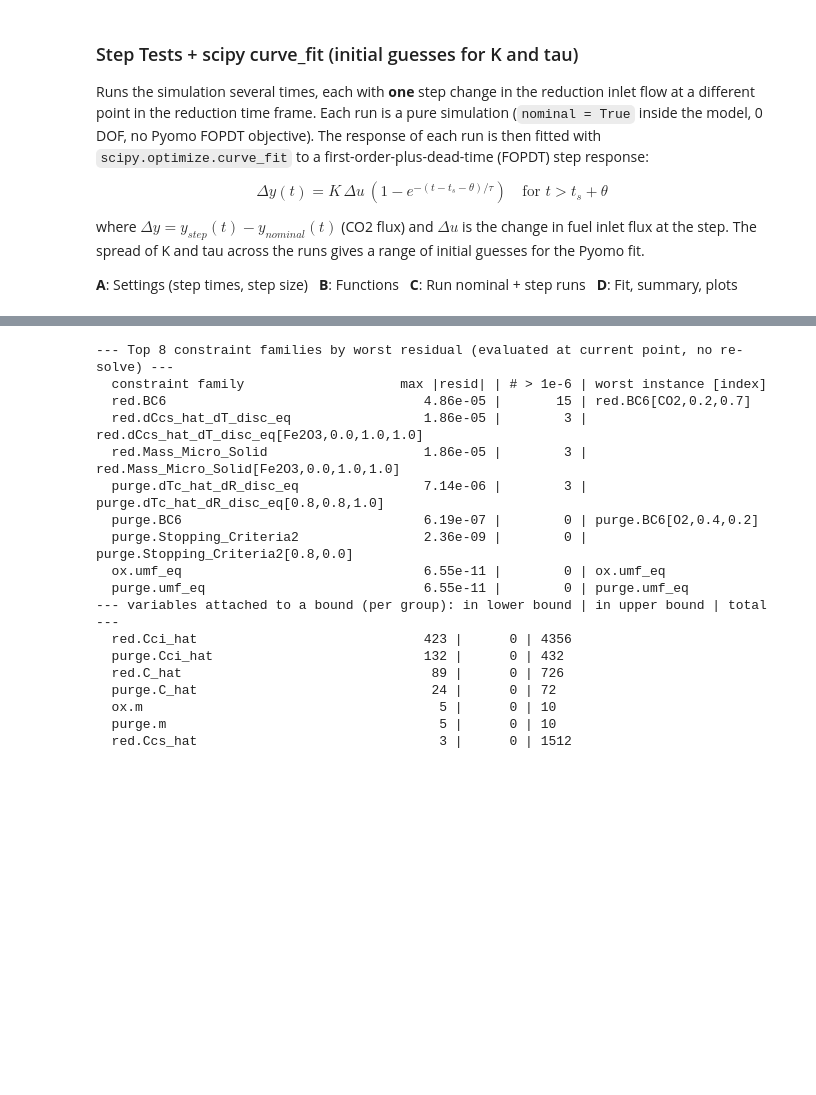
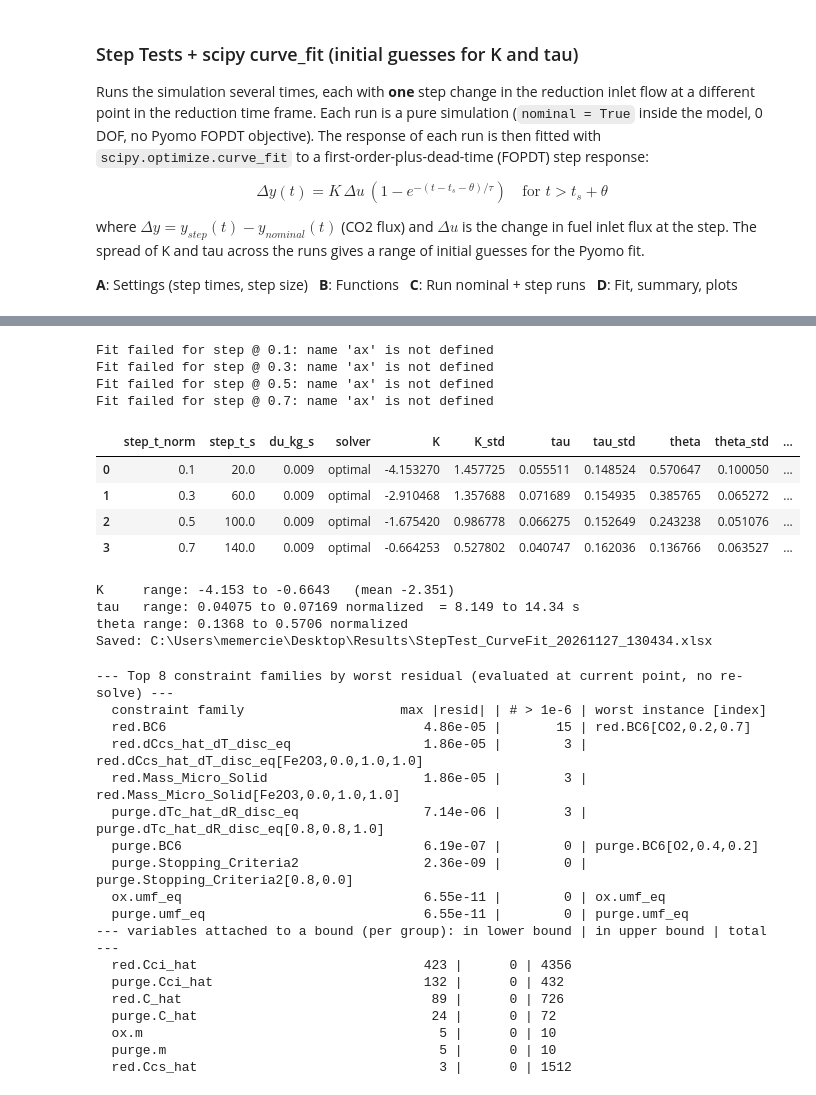
Before and after one commit to emmakerr212/CLC-Capstone, a Jupyter notebook: CLC COMPLETE CYCLE 2-Translated Comments-TransferFunc.ipynb, the cells around one changed output, grey strips where cells are left out. Saved outputs shown, nothing was run; the diff lists cells and outputs as text; code cells hidden in the pictures; blank space fills up the shorter version.

Commit message:
Fixed some of the code for the step test

```diff
--- a/CLC COMPLETE CYCLE 2-Translated Comments-TransferFunc.ipynb
+++ b/CLC COMPLETE CYCLE 2-Translated Comments-TransferFunc.ipynb
@@ -2126,7 +2126,7 @@ op_red_sim = dict(tf=200, m_CH4=0.12*inletGasFlowRed, m_CO=0.85*inletGasFlowRed,
 nr_s, nz_s, nt_ox_s, nt_purge_s, nt_red_s = 5, 5, 5, 5, 20
 
 #DECRErease flow of flux and check what the value is
-nominal = False
+nominal = True
 if not nominal:
     change_step_red = {0.2:1.01, 0.3:1/1.01, 0.5:0.99, 0.8:1/0.99, 0.9:1.01} #step change for reduction (1.1 means 10% increase, 0.9 means 10% decrease)
 else:
@@ -2281,8 +2295,9 @@ for ts in step_nodes:
 # %%
 #------------------------STEP TEST D: CURVE FIT, SUMMARY, PLOTS------------------------
 rows = []
-fig, axes = plt.subplots(len(step_runs), 1, figsize=(8, 3 * len(step_runs)), squeeze=False)
-for ax, run in zip(axes[:, 0], step_runs):
+
+
+for  run in step_runs:
     ts, du, t = run["ts"], run["du"], run["t"]
     dy = run["y"] - y_nom
     row = dict(step_t_norm=ts, step_t_s=ts * tf_red, du_kg_s=du, solver=run["cond"])
@@ -2290,41 +2305,47 @@ for ax, run in zip(axes[:, 0], step_runs):
         (K, tau, theta), (sK, stau, stheta), pred, sse, r2 = fit_step(t, dy, ts, du, K0, TAU0, THETA0)
         row.update(K=K, K_std=sK, tau=tau, tau_std=stau, theta=theta, theta_std=stheta,
                    tau_s=tau * tf_red, theta_s=theta * tf_red, SSE=sse, R2=r2)
         ax.plot(t, pred, "-", label=f"FOPDT fit  K={K:.3g}, tau={tau:.3g}, theta={theta:.3g}, R2={r2:.3f}")
     except Exception as e:
         print(f"Fit failed for step @ {ts}: {e}")
     if run["cond"] not in ("optimal", "locallyOptimal"):
         print(f"WARNING: step @ {ts:.3f} solver ended '{run['cond']}' - treat this fit with care")
     rows.append(row)
-    ax.plot(t, dy, "o", label="model: y_step - y_nominal")
-    ax.axvline(ts, color="gray", ls="--", lw=0.8)
-    ax.set_title(f"Step x{STEP_FACTOR} at t = {ts:.3f} ({ts * tf_red:.0f} s)")
-    ax.set_xlabel("normalized reduction time [-]")
-    ax.set_ylabel("delta CO2 flux")
-    ax.legend(fontsize=8)
-fig.tight_layout()
-plt.show()
 
 step_fit = pd.DataFrame(rows)
 display(step_fit)
 
 ok = step_fit.dropna(subset=["K"]) if "K" in step_fit else step_fit.iloc[0:0]
 if len(ok):
     print(f"K     range: {ok.K.min():.4g} to {ok.K.max():.4g}   (mean {ok.K.mean():.4g})")
     print(f"tau   range: {ok.tau.min():.4g} to {ok.tau.max():.4g} normalized  "
           f"= {ok.tau_s.min():.4g} to {ok.tau_s.max():.4g} s")
     print(f"theta range: {ok.theta.min():.4g} to {ok.theta.max():.4g} normalized")
 
 if os.path.isdir(RUNS_DIR):
     out_xlsx = os.path.join(RUNS_DIR, f"StepTest_CurveFit_{datetime.now():%Y%m%d_%H%M%S}.xlsx")
     with pd.ExcelWriter(out_xlsx) as xw:
         step_fit.to_excel(xw, sheet_name="fits", index=False)
         series = pd.DataFrame({"t_norm": t_nom, "t_s": t_nom * tf_red, "y_nominal": y_nom, "u_nominal": u_nom})
         for run in step_runs:
             series[f"y_step_{run['ts']:.3f}"] = run["y"]
             series[f"u_step_{run['ts']:.3f}"] = run["u"]
         series.to_excel(xw, sheet_name="series", index=False)
     print("Saved:", out_xlsx)
+# %% [output]
+Fit failed for step @ 0.1: name 'ax' is not defined
+Fit failed for step @ 0.3: name 'ax' is not defined
+Fit failed for step @ 0.5: name 'ax' is not defined
+Fit failed for step @ 0.7: name 'ax' is not defined
+|  | step_t_norm | step_t_s | du_kg_s | solver | K | K_std | tau | tau_std | theta | theta_std | ... |
+| 0 | 0.1 | 20.0 | 0.009 | optimal | -4.153270 | 1.457725 | 0.055511 | 0.148524 | 0.570647 | 0.100050 | ... |
+| 1 | 0.3 | 60.0 | 0.009 | optimal | -2.910468 | 1.357688 | 0.071689 | 0.154935 | 0.385765 | 0.065272 | ... |
+| 2 | 0.5 | 100.0 | 0.009 | optimal | -1.675420 | 0.986778 | 0.066275 | 0.152649 | 0.243238 | 0.051076 | ... |
+| 3 | 0.7 | 140.0 | 0.009 | optimal | -0.664253 | 0.527802 | 0.040747 | 0.162036 | 0.136766 | 0.063527 | ... |
+K     range: -4.153 to -0.6643   (mean -2.351)
+tau   range: 0.04075 to 0.07169 normalized  = 8.149 to 14.34 s
+theta range: 0.1368 to 0.5706 normalized
+Saved: C:\Users\memercie\Desktop\Results\StepTest_CurveFit_20261127_130434.xlsx
 # %%
 
 def diagnostico_infactibilidad(model, top=8, tol_cota=1e-7):
```
Also changed, not shown: parts of 4 cells of this notebook.
